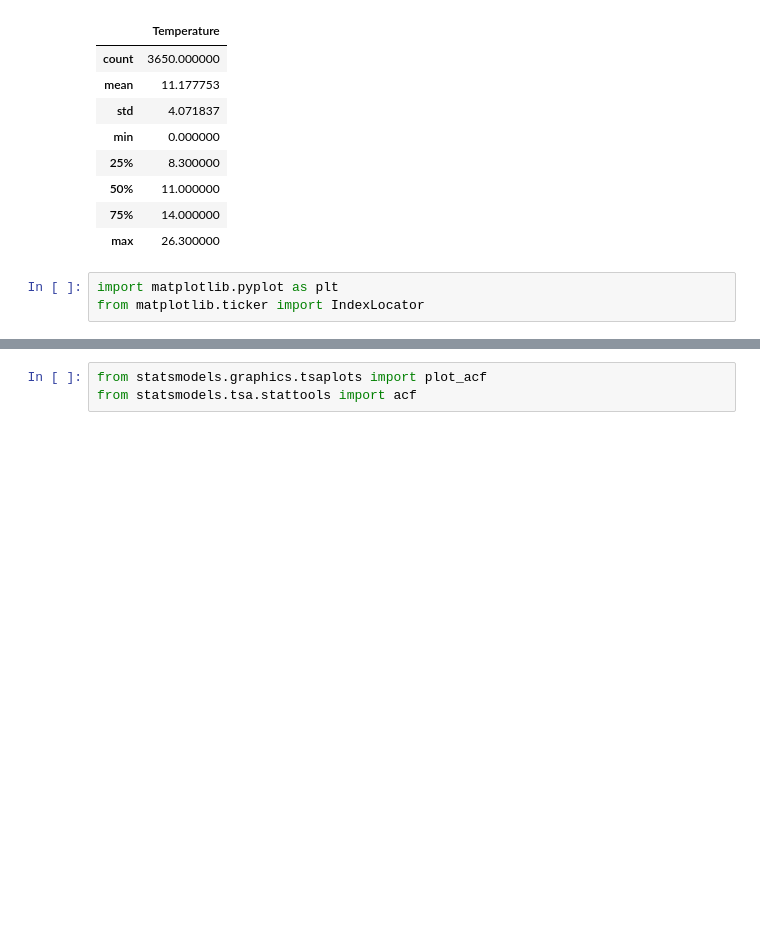
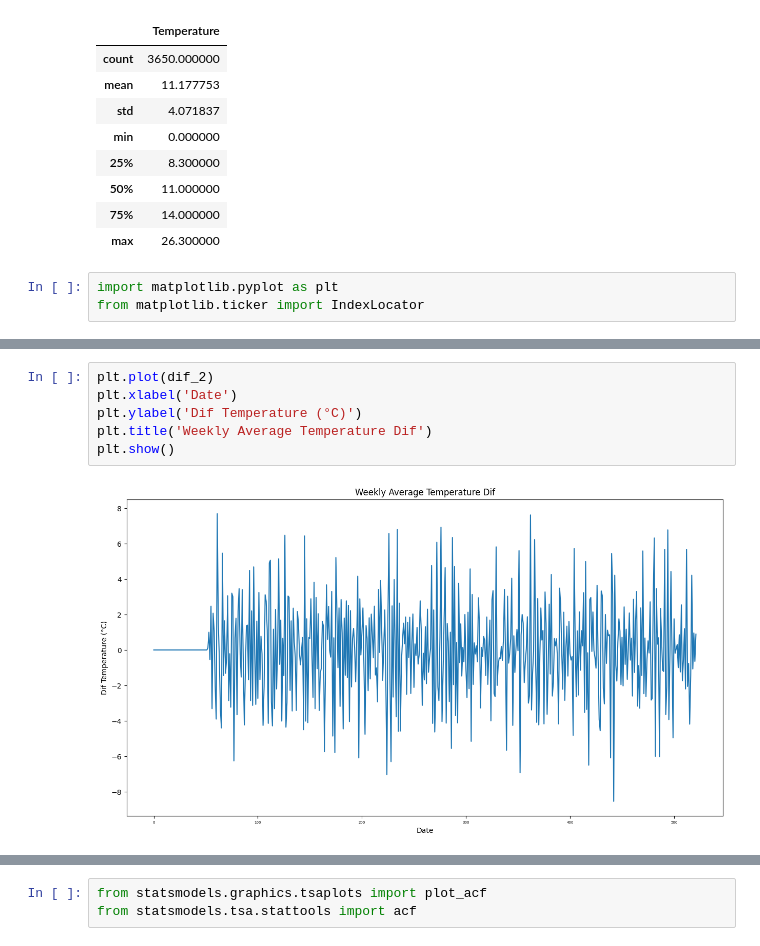
Before and after one commit to fermonzongh/CEIA, a Jupyter notebook: Series de Tiempo/Notebooks/AnalisisSerieDeTiempo.ipynb, the cells around one changed output, grey strips where cells are left out. Cells and saved outputs as stored; diff of their text form; blank space fills up the shorter version.

```diff
--- a/Series de Tiempo/Notebooks/AnalisisSerieDeTiempo.ipynb
+++ b/Series de Tiempo/Notebooks/AnalisisSerieDeTiempo.ipynb
@@ -56,0 +101,8 @@ plt.show()
+# %%
+plt.plot(dif_2)
+plt.xlabel('Date')
+plt.ylabel('Dif Temperature (°C)')
+plt.title('Weekly Average Temperature Dif')
+plt.show()
+# %% [output]
+[figure, added]
```
Also changed, not shown: parts of 52 cells of this notebook.
